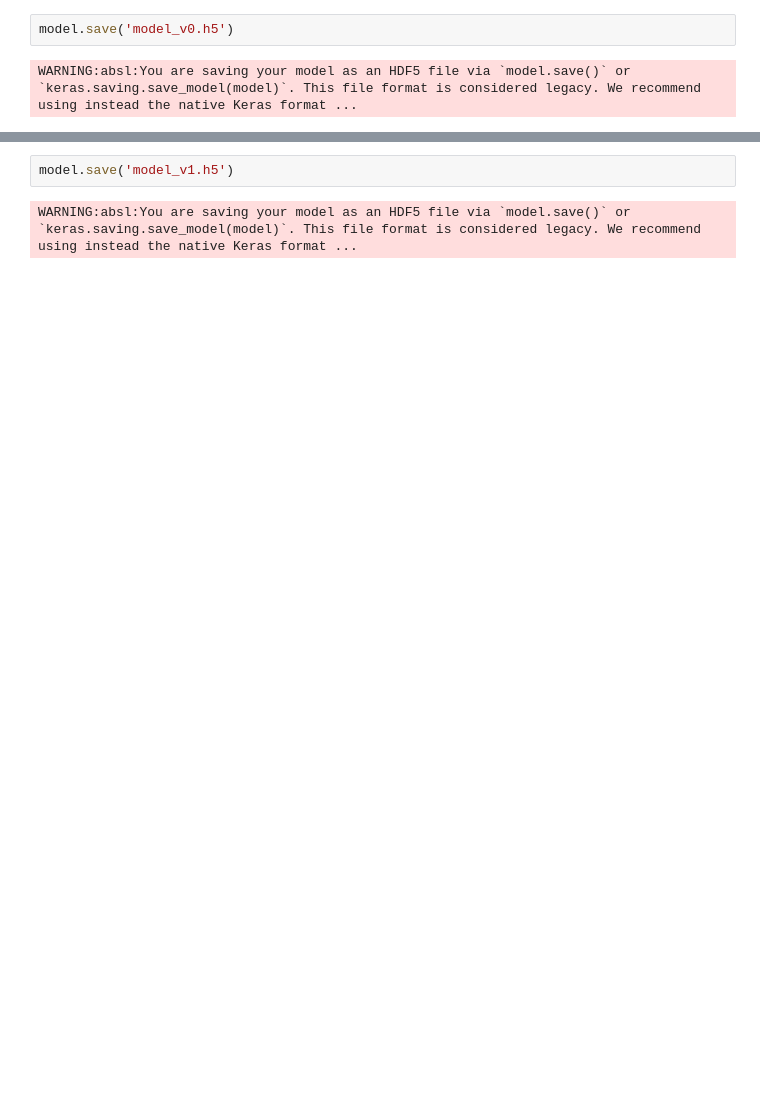
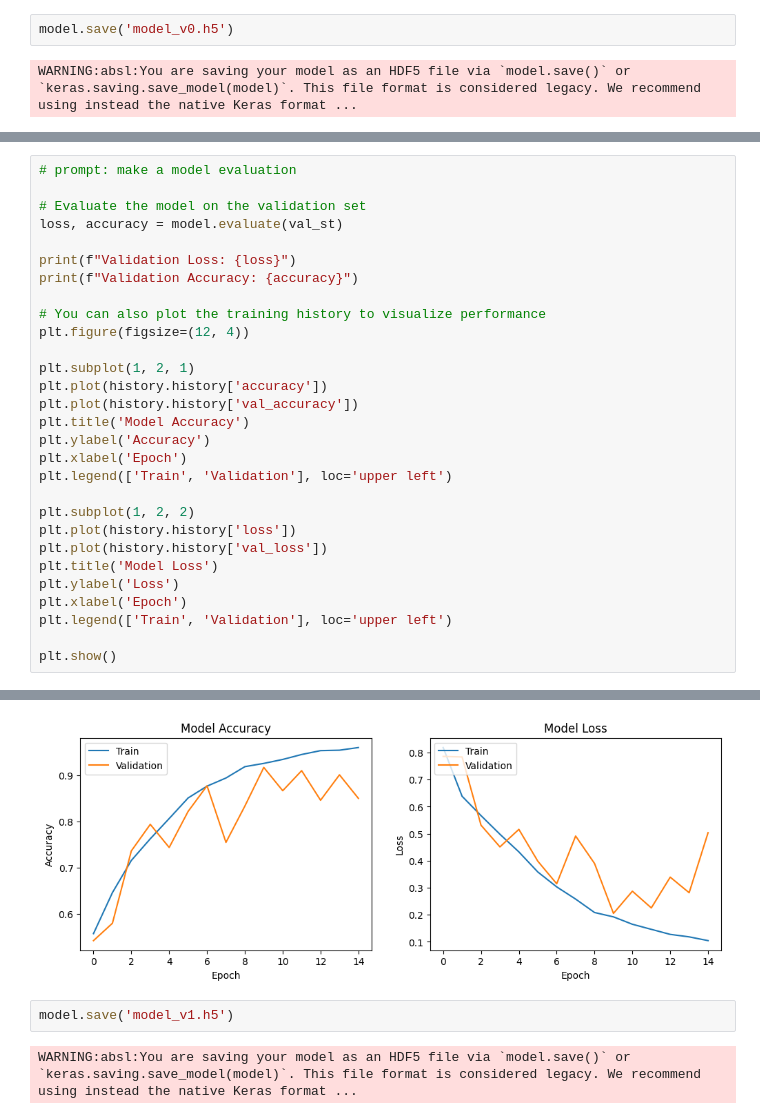
Before and after one commit to ahmed-hazem-1/Cats_VS_Dogs, a Jupyter notebook: Cats_VS_Dogs_(CNN_Classification).ipynb, the cells around one changed output, grey strips where cells are left out. Drawn from its saved outputs; the diff is of its cells as text; blank space fills up the shorter version.

```diff
--- a/Cats_VS_Dogs_(CNN_Classification).ipynb
+++ b/Cats_VS_Dogs_(CNN_Classification).ipynb
@@ -386,0 +393,30 @@ Epoch 25/50
+# %%
+# prompt: make a model evaluation
+
+# Evaluate the model on the validation set
+loss, accuracy = model.evaluate(val_st)
+
+print(f"Validation Loss: {loss}")
+print(f"Validation Accuracy: {accuracy}")
+
+# You can also plot the training history to visualize performance
+plt.figure(figsize=(12, 4))
+
+plt.subplot(1, 2, 1)
+plt.plot(history.history['accuracy'])
+plt.plot(history.history['val_accuracy'])
+plt.title('Model Accuracy')
+plt.ylabel('Accuracy')
+plt.xlabel('Epoch')
+plt.legend(['Train', 'Validation'], loc='upper left')
+
+plt.subplot(1, 2, 2)
+plt.plot(history.history['loss'])
+plt.plot(history.history['val_loss'])
+plt.title('Model Loss')
+plt.ylabel('Loss')
+plt.xlabel('Epoch')
+plt.legend(['Train', 'Validation'], loc='upper left')
+
+plt.show()
+# %% [output]
@@ -387,3 +426,4 @@ Epoch 25/50
+[figure, added]
 # %%
 model.save('model_v1.h5')
 # %% [output]
```
Also changed, not shown: parts of 21 cells of this notebook, 2 other files.
